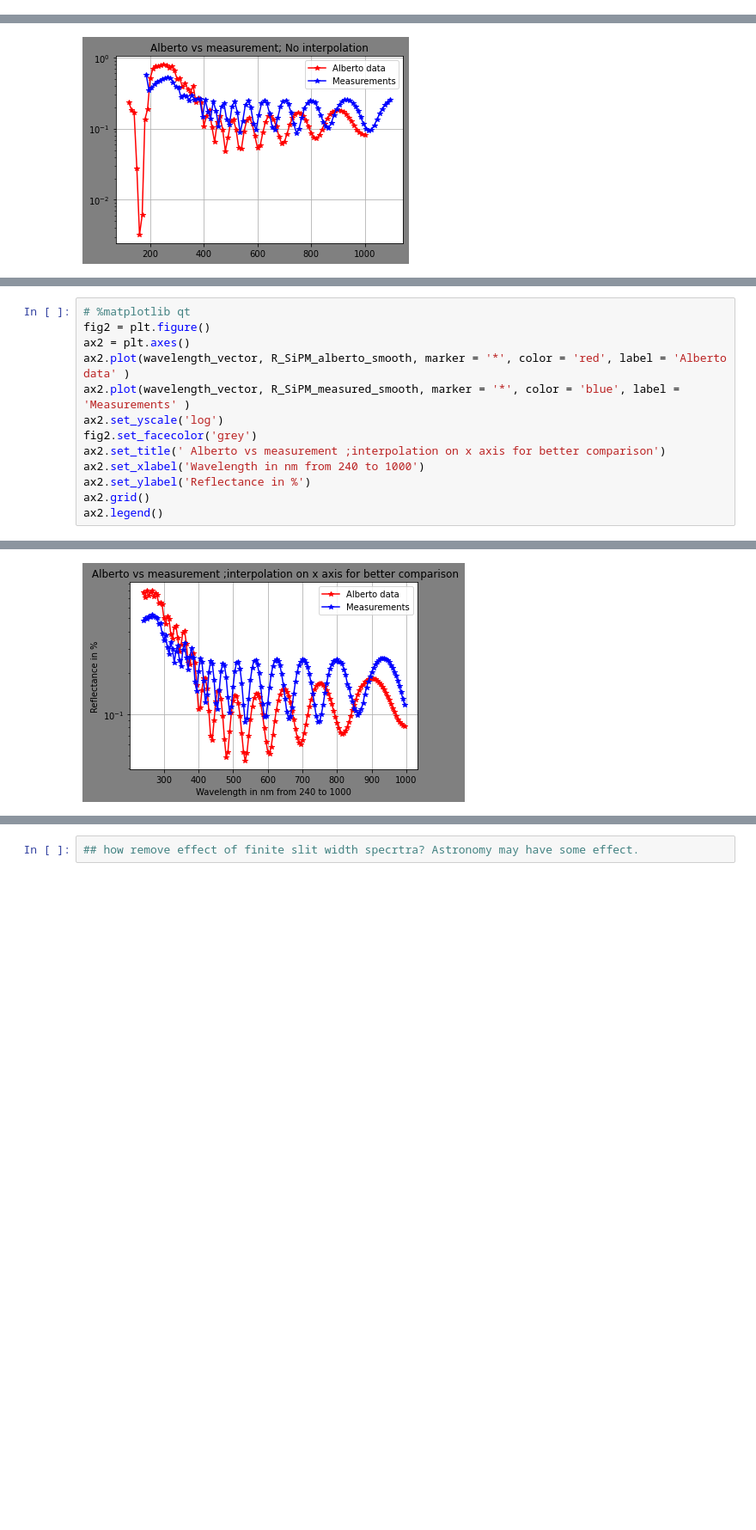
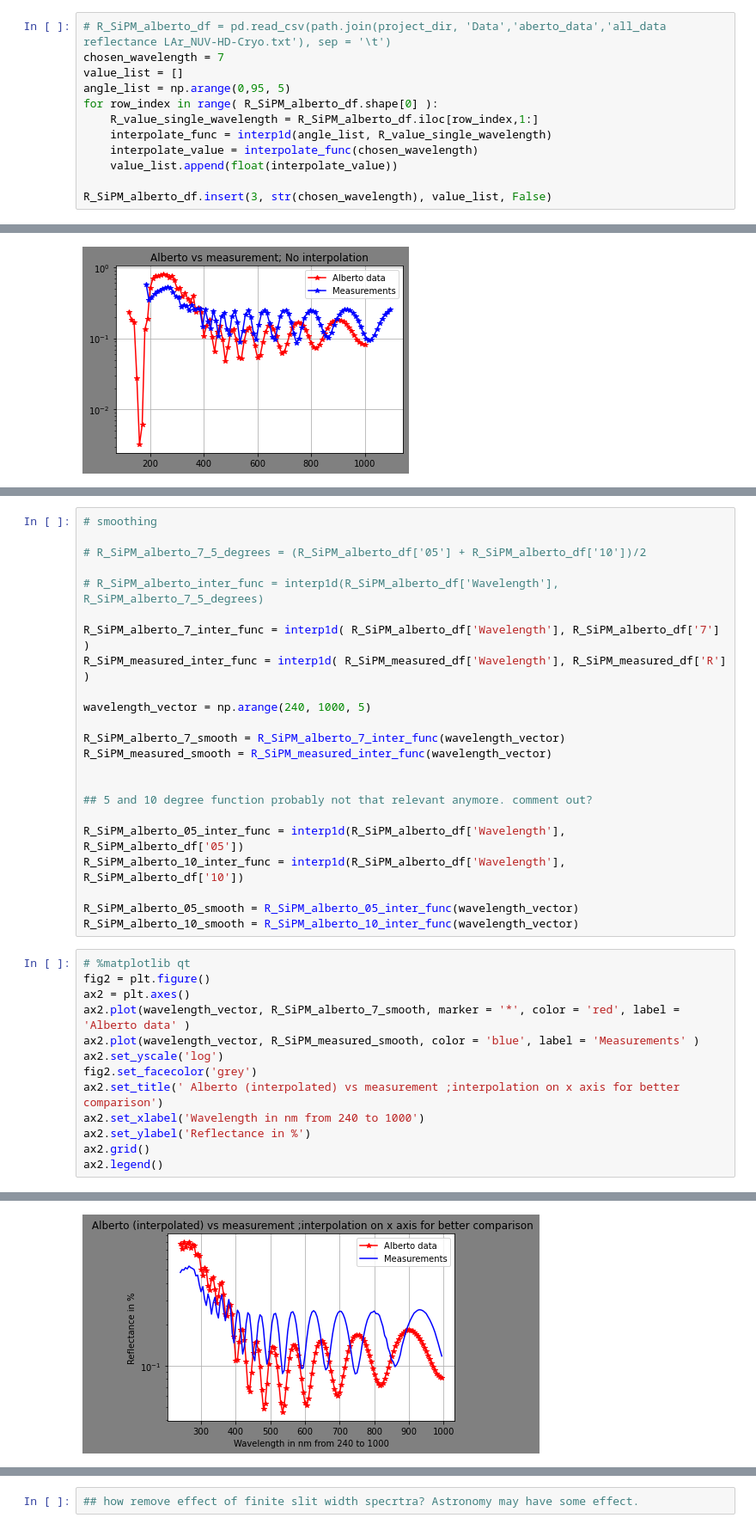
Before and after one commit to sarthchoudhary/AMELY, a Jupyter notebook: reflectance_comparison.ipynb, the cells around one changed output, grey strips where cells are left out. Shown at 86% size. Saved outputs shown, nothing was run; the diff lists cells and outputs as text; blank space fills up the shorter version.

```diff
--- a/reflectance_comparison.ipynb
+++ b/reflectance_comparison.ipynb
@@ -46,3 +48,15 @@ R_SiPM_alberto_df
+# %%
+# R_SiPM_alberto_df = pd.read_csv(path.join(project_dir, 'Data','aberto_data','all_data reflectance LAr_NUV-HD-Cryo.txt'), sep = '\t')
+chosen_wavelength = 7
+value_list = []
+angle_list = np.arange(0,95, 5)
+for row_index in range( R_SiPM_alberto_df.shape[0] ):
+    R_value_single_wavelength = R_SiPM_alberto_df.iloc[row_index,1:]
+    interpolate_func = interp1d(angle_list, R_value_single_wavelength)
+    interpolate_value = interpolate_func(chosen_wavelength)
+    value_list.append(float(interpolate_value))
+
+R_SiPM_alberto_df.insert(3, str(chosen_wavelength), value_list, False)
 # %%
 ## 5 and 10 degrees and 5 nm slit
 # %%
@@ -84,17 +93,40 @@ R_SiPM_alberto_10_smooth = R_SiPM_alberto_10_inter_func(wavelength_vector)
+# %%
+# smoothing
+
+# R_SiPM_alberto_7_5_degrees = (R_SiPM_alberto_df['05'] + R_SiPM_alberto_df['10'])/2
+
+# R_SiPM_alberto_inter_func = interp1d(R_SiPM_alberto_df['Wavelength'], R_SiPM_alberto_7_5_degrees)
+
+R_SiPM_alberto_7_inter_func = interp1d( R_SiPM_alberto_df['Wavelength'], R_SiPM_alberto_df['7'] )
+R_SiPM_measured_inter_func = interp1d( R_SiPM_measured_df['Wavelength'], R_SiPM_measured_df['R'] )
+
+wavelength_vector = np.arange(240, 1000, 5)
+
+R_SiPM_alberto_7_smooth = R_SiPM_alberto_7_inter_func(wavelength_vector)
+R_SiPM_measured_smooth = R_SiPM_measured_inter_func(wavelength_vector)
+
+
+## 5 and 10 degree function probably not that relevant anymore. comment out?
+
+R_SiPM_alberto_05_inter_func = interp1d(R_SiPM_alberto_df['Wavelength'], R_SiPM_alberto_df['05'])
+R_SiPM_alberto_10_inter_func = interp1d(R_SiPM_alberto_df['Wavelength'], R_SiPM_alberto_df['10'])
+
+R_SiPM_alberto_05_smooth = R_SiPM_alberto_05_inter_func(wavelength_vector)
+R_SiPM_alberto_10_smooth = R_SiPM_alberto_10_inter_func(wavelength_vector)
 # %%
 # %matplotlib qt
 fig2 = plt.figure()
 ax2 = plt.axes()
-ax2.plot(wavelength_vector, R_SiPM_alberto_smooth, marker = '*', color = 'red', label = 'Alberto data' )
-ax2.plot(wavelength_vector, R_SiPM_measured_smooth, marker = '*', color = 'blue', label = 'Measurements' )
+ax2.plot(wavelength_vector, R_SiPM_alberto_7_smooth, marker = '*', color = 'red', label = 'Alberto data' )
+ax2.plot(wavelength_vector, R_SiPM_measured_smooth, color = 'blue', label = 'Measurements' )
 ax2.set_yscale('log')
 fig2.set_facecolor('grey')
-ax2.set_title(' Alberto vs measurement ;interpolation on x axis for better comparison')
+ax2.set_title(' Alberto (interpolated) vs measurement ;interpolation on x axis for better comparison')
 ax2.set_xlabel('Wavelength in nm from 240 to 1000')
 ax2.set_ylabel('Reflectance in %')
 ax2.grid()
 ax2.legend()
 # %% [output]
 <matplotlib.legend.Legend at 0x...>
-[figure, old version]
+[figure, new version]
 # %%
```
Also changed, not shown: parts of 14 cells of this notebook, 1 other file.
